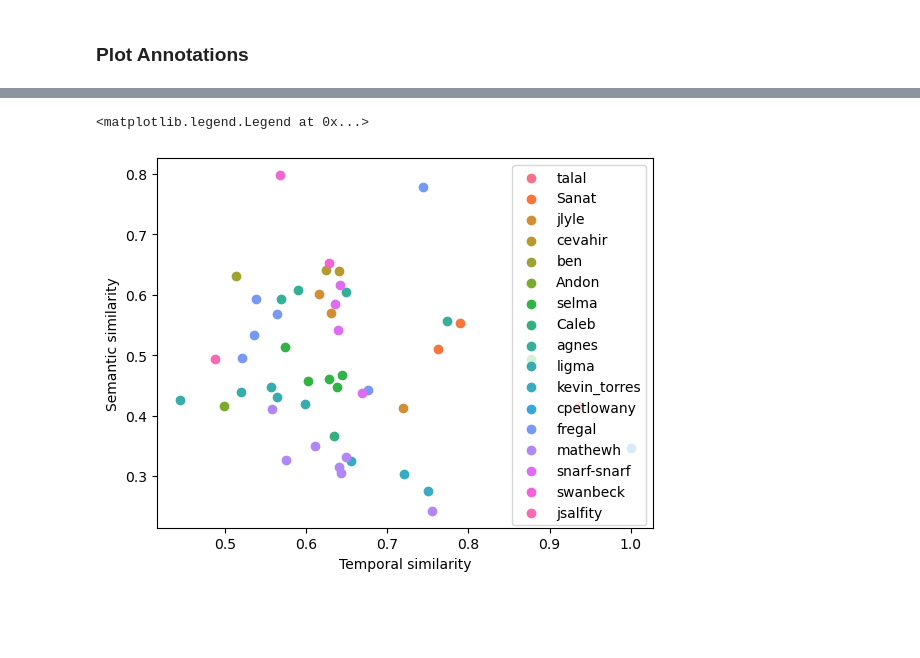
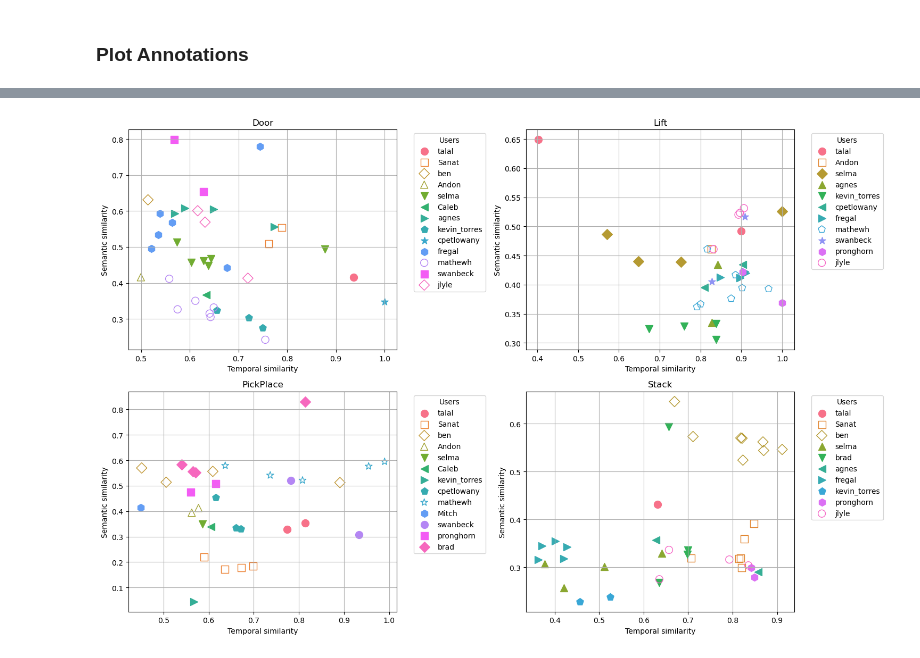
Before and after one commit to jsalfity/task_decomposition, a Jupyter notebook: task_decomposition/analysis/human_annotation_comparisons.ipynb, the cells around one changed output, grey strips where cells are left out. Cells and saved outputs as stored; diff of their text form; code cells hidden in the pictures; blank space fills up the shorter version.

Commit message:
plots added

```diff
--- a/task_decomposition/analysis/human_annotation_comparisons.ipynb
+++ b/task_decomposition/analysis/human_annotation_comparisons.ipynb
@@ -32,7 +32,7 @@ def _get_filepaths(env_name: str,
                    kind:str,
                    in_context: bool) -> list:
     """
-    Get the list of groundtruth or LLM output filepaths for a given environment
+    Get the list of groundtruth or LLM human_and_baseline filepaths for a given environment
     """
     if kind == "groundtruth":
         files_path = ROBOT_TRAJ_GROUNDTRUTH_DATA_PATH(env_name)
@@ -124,30 +145,0 @@ Environment: Stack
-# %%
-# Drop the following data points from the analysis
-users_to_drop = ['cevahir', 'ligma', 'snarf-snarf', 'jsalfity']
-# grad_students = ['selma', '', 'jsalfity', 'ligma', 'cevahir', '' ]
-
-output['Door']
-temporal = output['Door']['temporal']
-semantic = output['Door']['semantic']
-user = output['Door']['user']
-
-# # Drop the users to drop
-mask = np.ones(len(temporal), dtype=bool)
-for u in users_to_drop:
-    mask = mask & (user != u)
-temporal = temporal[mask]
-semantic = semantic[mask]
-user = user[mask]
-
-# Scatter plot with color per user
-plt.figure()
-colors = sns.color_palette("husl", len(set(user)))
-for idx, u in enumerate(set(user)):
-    mask = user == u
-    plt.scatter(temporal[mask], semantic[mask], c=[colors[idx]], label=u)
-plt.xlabel("Temporal similarity")
-plt.ylabel("Semantic similarity")
-plt.legend()
-# %% [output]
-<matplotlib.legend.Legend at 0x...>
-[figure, removed]
@@ -153,0 +205,11 @@ plt.legend()
+# %%
+fig, axs = plt.subplots(2, 2, figsize=(15, 10))
+axs = axs.flatten()
+
+for i, env_name in enumerate(ENVIRONMENT_NAMES):
+    plot_environment_data(env_name=env_name, data=human_and_baseline, ax=axs[i])
+
+plt.tight_layout()
+plt.show()
+# %% [output]
+[figure, added]
```
Also changed, not shown: parts of 4 cells of this notebook, 1 other file.
